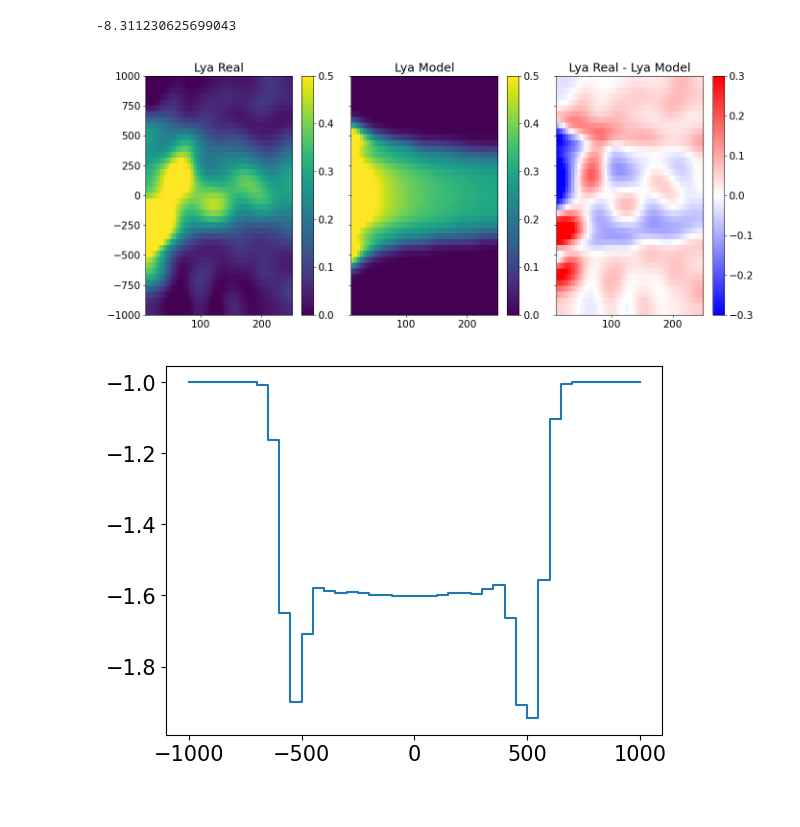
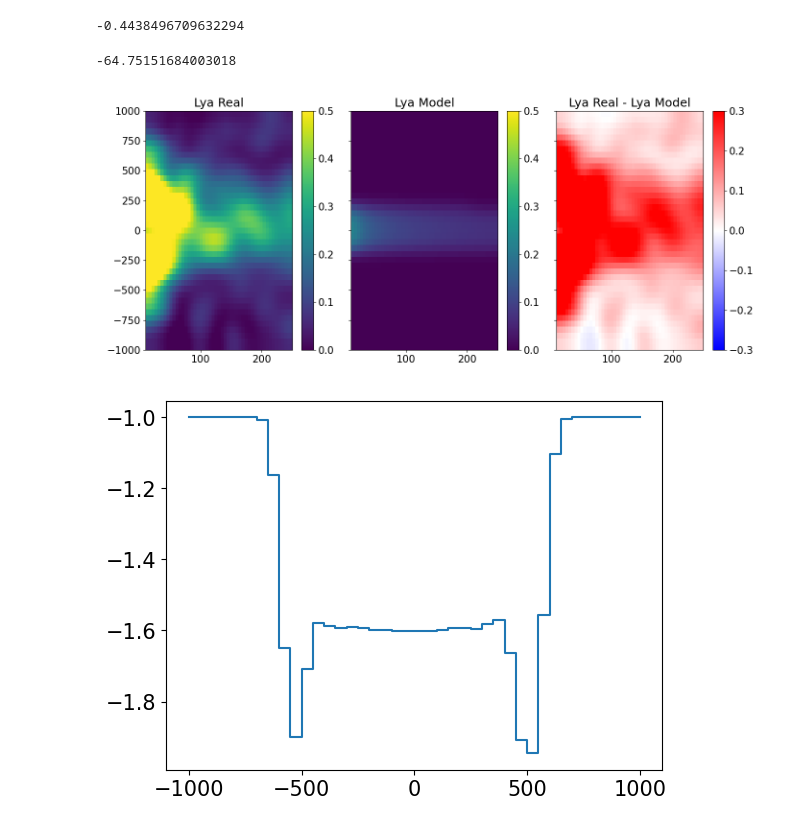
Before and after one commit to prusinski/galpair_model, a Jupyter notebook: chen+20_trimmed_box_250303.ipynb, the cells around one changed output. Drawn from its saved outputs; the diff is of its cells as text; code cells hidden in the pictures.

```diff
--- a/chen+20_trimmed_box_250303.ipynb
+++ b/chen+20_trimmed_box_250303.ipynb
@@ -35,3 +37,7 @@ vvec_final = np.arange(-1000, 1025, 50)
+# %%
+np.random.normal(0, 10)
+# %% [output]
+-0.4438496709632294
 # %%
 def vins(r, voff):
     vin = voff # + H*r
@@ -303,7 +309,7 @@ def model(theta):
 
     return hmap_reshaped
 # %%
-lya_real = fits.open('lya_conv_250303.fits')[0].data
+lya_real = fits.open('lya_conv_250311.fits')[0].data
 # binterp_vec = np.arange(10,252.5,5)
 # vinterp_vec = np.arange(-1000, 1050, 100)
 # %%
@@ -312,31 +318,31 @@ def lnlike(theta, truth = lya_real):
     return -0.5 * np.nansum((lya_real - lya_model)**2), lya_model
 # %%
 # theta = 905, -450, 0.13, 0.22, 0.45, 0.4 #vout, vin, aout, ain, gout, gin
-theta = 750, -300, 0.28, 0.12, 0.30, 0.37
+theta = 750, 220, 0.0, 0.1, 0.5, 0.4
 likelihood, lya_model = lnlike(theta)
 print(likelihood)
 vmi, vma = -0, 0.5
 
 fig, ax = plt.subplots(1,3, figsize = (14,6), sharex=True, sharey=True)
 re = ax[0].imshow(lya_real, aspect='auto', origin='lower',
                   extent = [bvec_final.min(), bvec_final.max(), vvec_final.min(), vvec_final.max()], vmin = vmi, vmax = vma)
 fig.colorbar(re, ax=ax[0])
 ax[0].set_title('Lya Real')
 
 mod = ax[1].imshow(lya_model, aspect='auto', origin='lower',
                    extent = [bvec_final.min(), bvec_final.max(), vvec_final.min(), vvec_final.max()], vmin = vmi, vmax = vma)
 fig.colorbar(mod, ax=ax[1])
 ax[1].set_title('Lya Model')
 
 diff = ax[2].imshow(lya_real - lya_model, aspect='auto', origin='lower',
                     extent = [bvec_final.min(), bvec_final.max(), vvec_final.min(), vvec_final.max()], cmap='bwr', vmin=-0.3, vmax=0.3)
 fig.colorbar(diff, ax=ax[2])
 ax[2].set_title('Lya Real - Lya Model')
 fig.tight_layout()
 plt.show()
 # %% [output]
--8.311230625699043
+-64.75151684003018
-[figure, old version]
+[figure, new version]
 # %%
 plt.figure()
 plt.step(vvec_final, -np.exp(lya_model[:,0]))
```
Also changed, not shown: parts of 1 cell of this notebook, 9 other files.
